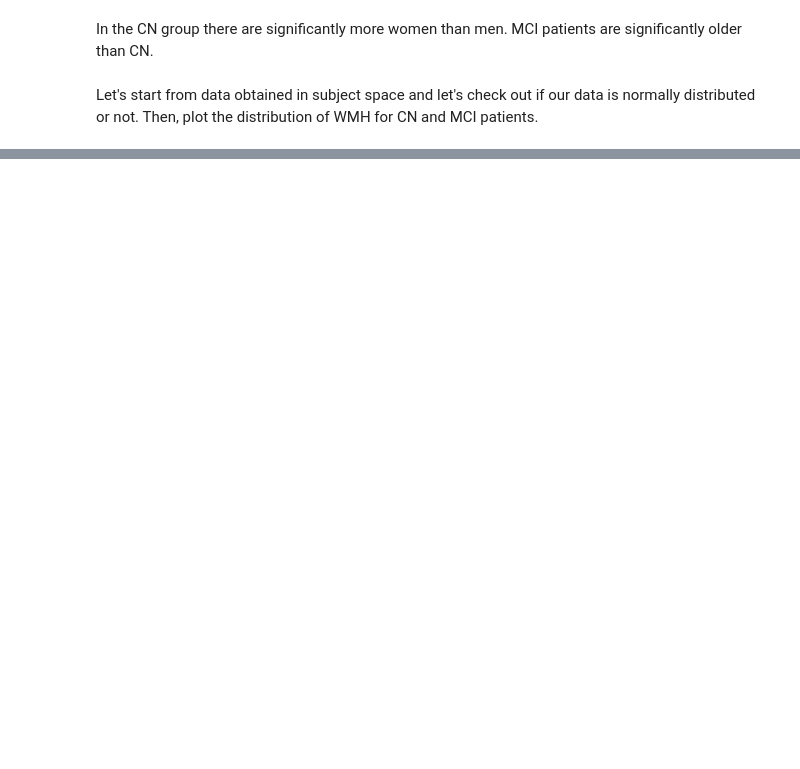
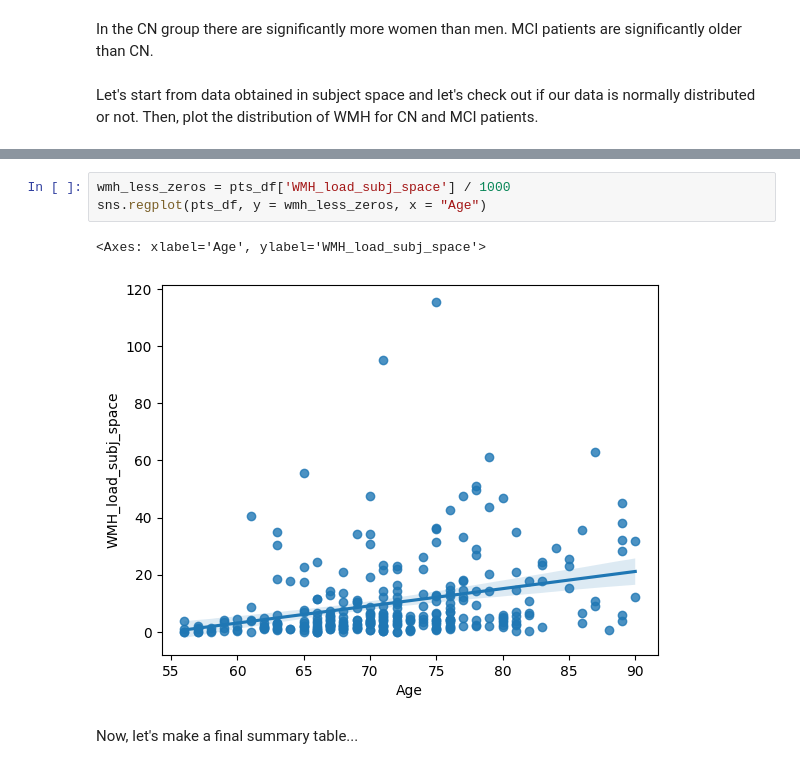
Before and after one commit to dani2442/TMS_in_AD, a Jupyter notebook: 04_analysis/analyse_petTOAD.ipynb, the cells around one changed output, grey strips where cells are left out. Saved outputs shown, nothing was run; the diff lists cells and outputs as text; blank space fills up the shorter version.

```diff
--- a/04_analysis/analyse_petTOAD.ipynb
+++ b/04_analysis/analyse_petTOAD.ipynb
@@ -137,3 +144,11 @@ Now, let's make a final summary table...
+# %%
+wmh_less_zeros = pts_df['WMH_load_subj_space'] / 1000
+sns.regplot(pts_df, y = wmh_less_zeros, x = "Age")
+# %% [output]
+<Axes: xlabel='Age', ylabel='WMH_load_subj_space'>
+[figure, added]
+# %% [markdown]
+Now, let's make a final summary table...
 # %%
 # Make final table
 ct_sex['p-value'] = p1
```
Also changed, not shown: parts of 10 cells of this notebook, 3 other files.
